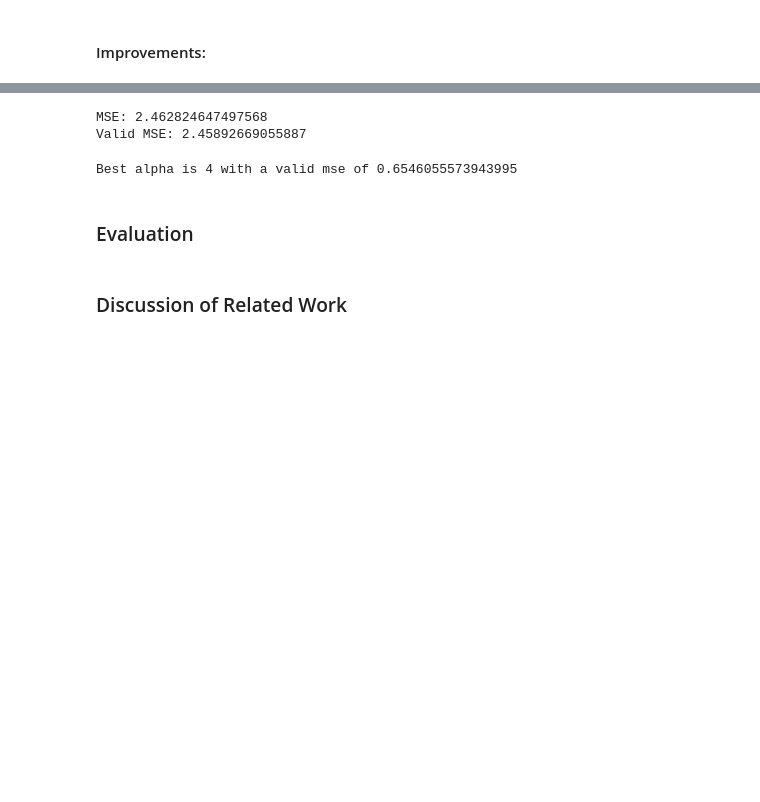
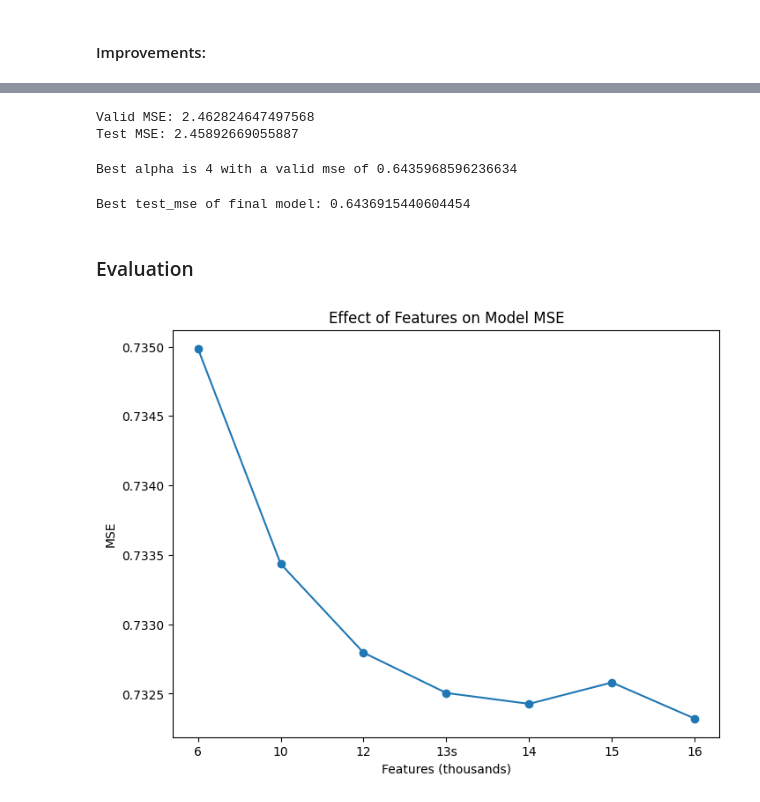
Before and after one commit to JudeRgamba/CSE-158R-Assignment-2, a Jupyter notebook: assignment2.ipynb, the cells around one changed output, grey strips where cells are left out. Saved outputs shown, nothing was run; the diff lists cells and outputs as text; code cells hidden in the pictures; blank space fills up the shorter version.

Commit message:
created graphs for model improvements

```diff
--- a/assignment2.ipynb
+++ b/assignment2.ipynb
@@ -496,7 +519,7 @@ preprocess = ColumnTransformer(
         transformers=[
             ("name", OneHotEncoder(handle_unknown="ignore"), ["name"]),
             ("num", "passthrough", ["difficulty", "year", "month", "day", "dayofweek"]),
-            ("text", TfidfVectorizer(max_features=10000, ngram_range=(1,3), stop_words="english"), "text"),
+            ("text", TfidfVectorizer(max_features=16000, ngram_range=(1,5), stop_words="english"), "text"),
         ]
     )
 
@@ -507,26 +530,29 @@ model4 = Pipeline(steps=[
 
 model4.fit(X_train, y_train)
 
-preds = model4.predict(X_test)
-preds = np.clip(preds, a_min=1, a_max=5)
-mse = mean_squared_error(y_test, preds)
-print("MSE:", mse)
-
 preds = model4.predict(X_valid)
 preds = np.clip(preds, a_min=1, a_max=5)
 mse = mean_squared_error(y_valid, preds)
 print("Valid MSE:", mse)
+
+preds = model4.predict(X_test)
+preds = np.clip(preds, a_min=1, a_max=5)
+mse = mean_squared_error(y_test, preds)
+print("Test MSE:", mse)
 # %% [output]
-MSE: 2.462824647497568
-Valid MSE: 2.45892669055887
+Valid MSE: 2.462824647497568
+Test MSE: 2.45892669055887
 # %%
+# Tune alpha values
+scores = defaultdict(float)
+
 best_alpha = 1
 for alpha in range(2,40):
     preprocess = ColumnTransformer(
             transformers=[
                 ("name", OneHotEncoder(handle_unknown="ignore"), ["name"]),
                 ("num", "passthrough", ["difficulty", "year", "month", "day", "dayofweek"]),
-                ("text", TfidfVectorizer(max_features=10000, ngram_range=(1,3), stop_words="english"), "text"),
+                ("text", TfidfVectorizer(max_features=16000, ngram_range=(1,5), stop_words="english"), "text"),
             ]
         )
 
@@ -537,20 +563,16 @@ for alpha in range(2,40):
 
     model5.fit(X_train, y_train)
 
-    preds = model5.predict(X_test)
-    preds = np.clip(preds, a_min=1, a_max=5)
-    test_mse = mean_squared_error(y_test, preds)
-
-
     preds = model5.predict(X_valid)
     preds = np.clip(preds, a_min=1, a_max=5)
     valid_mse = mean_squared_error(y_valid, preds)
 
-    if test_mse < best_test_mse and valid_mse < best_valid_mse:
+    scores[alpha] = valid_mse
+
+    if valid_mse < best_valid_mse:
         best_valid_mse = valid_mse
-        best_test_mse = test_mse
         best_alpha = alpha
 
 print(f'Best alpha is {best_alpha} with a valid mse of {best_valid_mse}')
 # %% [output]
-Best alpha is 4 with a valid mse of 0.6546055573943995
+Best alpha is 4 with a valid mse of 0.6435968596236634
@@ -557,4 +590,22 @@ Best alpha is 4 with a valid mse of 0.6546055573943995
+# %%
+print(f'Best test_mse of final model: {test_mse}')
+# %% [output]
+Best test_mse of final model: 0.6436915440604454
 # %% [markdown]
 ### Evaluation
-# %% [markdown]
-### Discussion of Related Work
+# %%
+# Plot the changes of MSE after every improvement
+
+# Features
+x = np.array(['6', '10', '12', '13s', '14', '15', '16'])
+y = np.array([0.7349860765460072, 0.7334343619182396, 0.7327953906042577, 0.7325050544992078, 0.732426689273289, 0.7325804901462327, 0.7323205681353712])
+
+plt.figure(figsize=(8,6))
+plt.plot(x, y, marker='o')
+plt.xlabel('Features (thousands)')
+plt.ylabel('MSE')
+plt.title('Effect of Features on Model MSE')
+
+plt.show()
+# %% [output]
+[figure, added]
```
Also changed, not shown: parts of 16 cells of this notebook.
